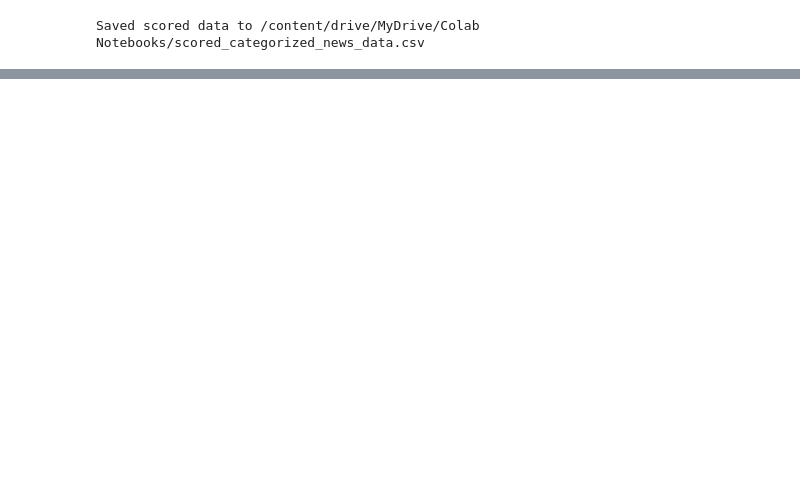
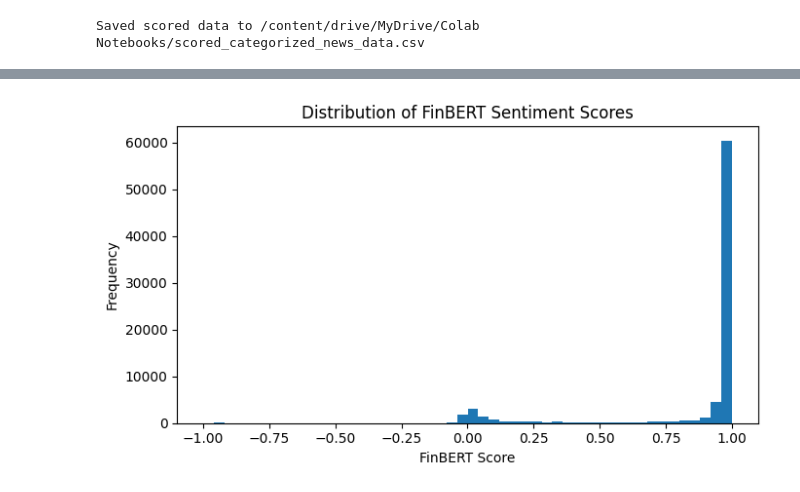
Before and after one commit to mkcakmak/multimodel-financial-time-series-with-sentiment, a Jupyter notebook: noteebooks/06_sentiment_categorized_news.ipynb, the cells around one changed output, grey strips where cells are left out. Cells and saved outputs as stored; diff of their text form; code cells hidden in the pictures; blank space fills up the shorter version.

```diff
--- a/noteebooks/06_sentiment_categorized_news.ipynb
+++ b/noteebooks/06_sentiment_categorized_news.ipynb
@@ -291,0 +310,10 @@ tmp.head(20)
+# %%
+plt.figure(figsize=(7,4))
+plt.hist(tmp["sent_score_finbert"].dropna(), bins=50)
+plt.title("Distribution of FinBERT Sentiment Scores")
+plt.xlabel("FinBERT Score")
+plt.ylabel("Frequency")
+plt.tight_layout()
+plt.show()
+# %% [output]
+[figure, added]
```
Also changed, not shown: parts of 14 cells of this notebook, 2 other files.
